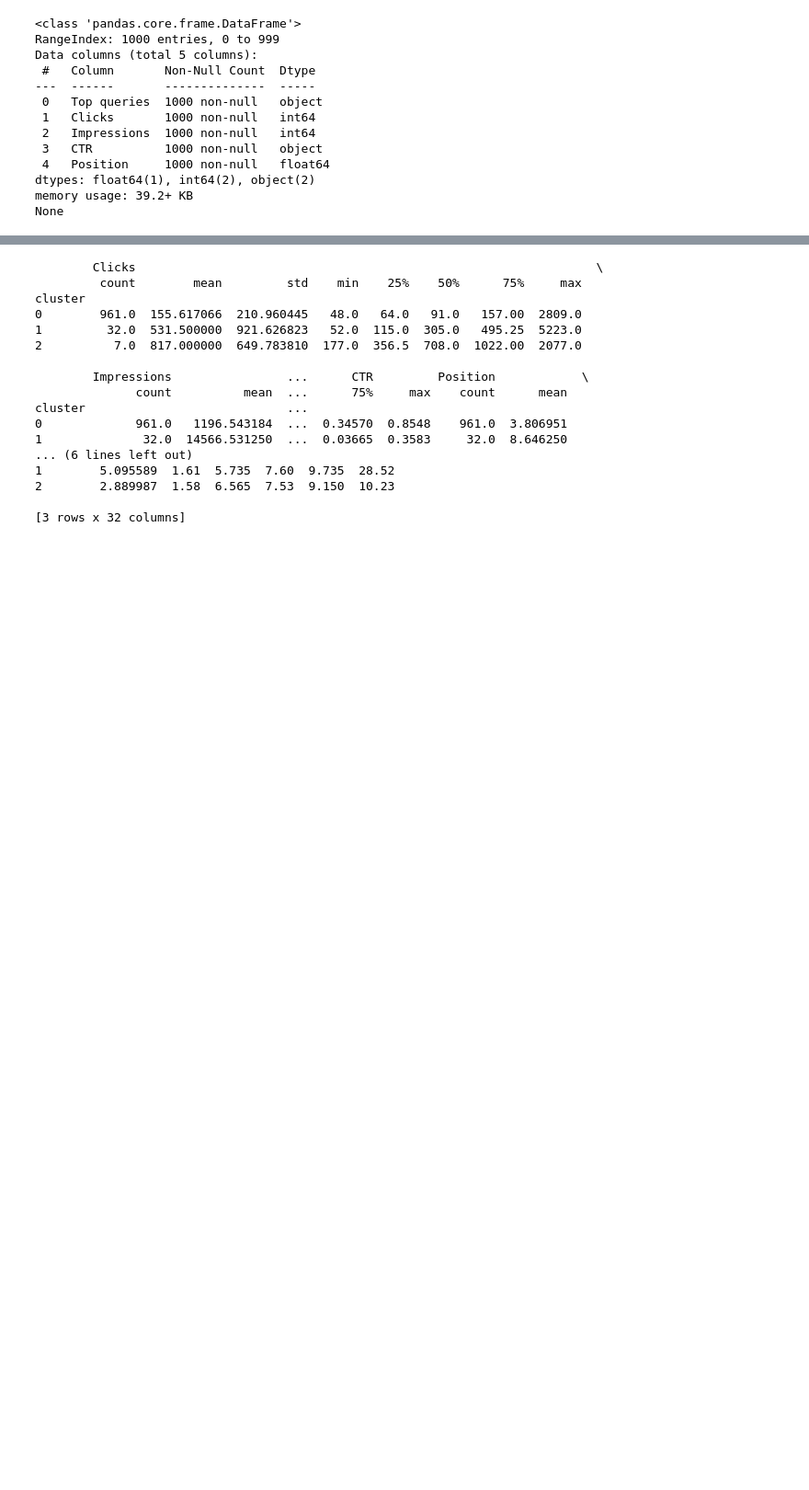
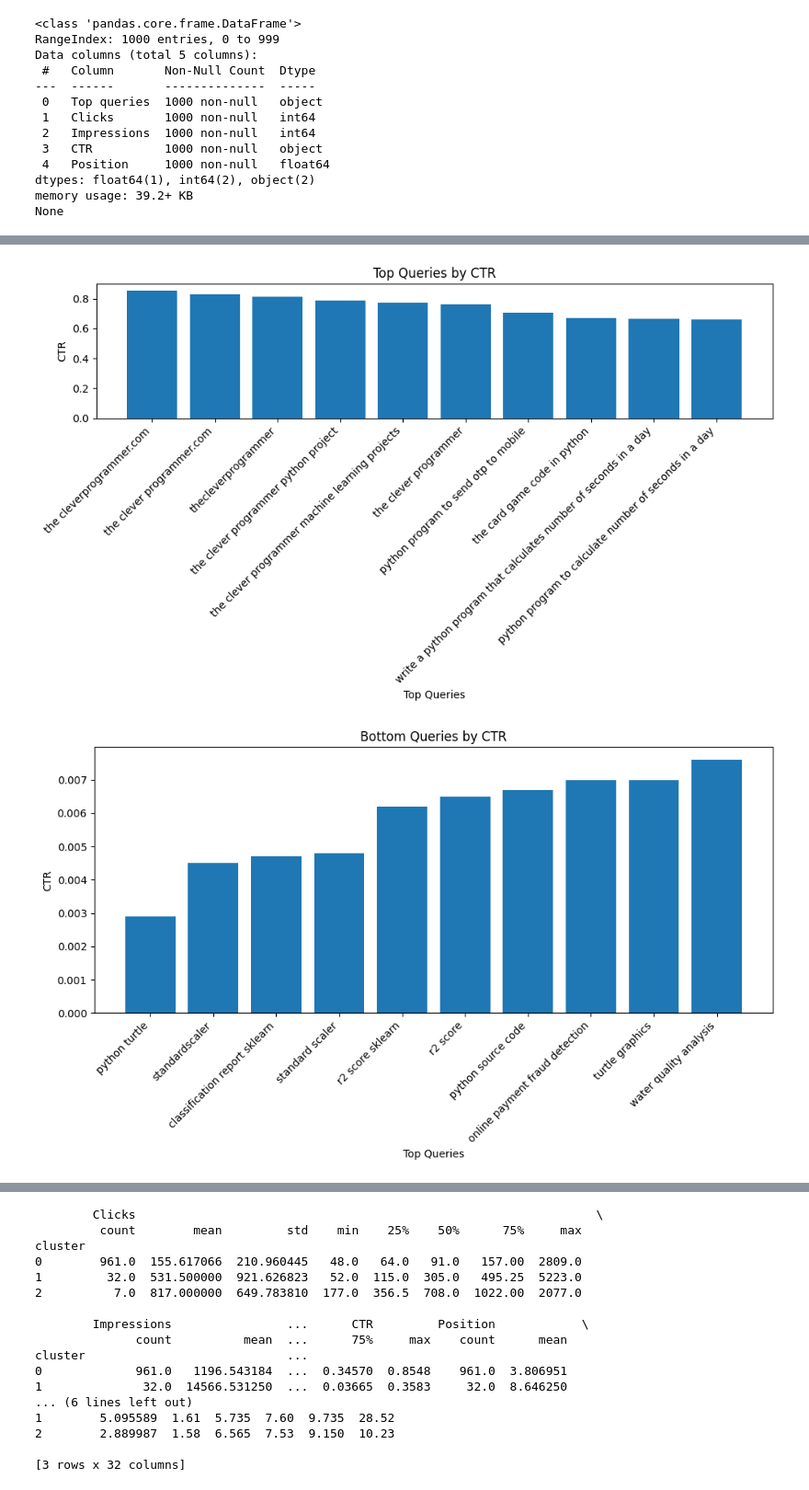
Before and after one commit to Srushti-17/search_query_anomaly, a Jupyter notebook: search_query_anomaly.ipynb, the cells around one changed output, grey strips where cells are left out. Shown at 92% size. Saved outputs shown, nothing was run; the diff lists cells and outputs as text; code cells hidden in the pictures; blank space fills up the shorter version.

```diff
--- a/search_query_anomaly.ipynb
+++ b/search_query_anomaly.ipynb
@@ -78,9 +105,23 @@ fig_impressions.show()
 top_ctr_vis = queries_df.nlargest(10, 'CTR')[['Top queries', 'CTR']]
 bottom_ctr_vis = queries_df.nsmallest(10, 'CTR')[['Top queries', 'CTR']]
 
-# Plotting
-fig_top_ctr = px.bar(top_ctr_vis, x='Top queries', y='CTR', title='Top Queries by CTR')
-fig_bottom_ctr = px.bar(bottom_ctr_vis, x='Top queries', y='CTR', title='Bottom Queries by CTR')
-fig_top_ctr.show()
-fig_bottom_ctr.show()
+# Plot for Top CTR
+plt.figure(figsize=(10, 6)) # Optional: Adjust figure size
+plt.bar(top_ctr_vis['Top queries'], top_ctr_vis['CTR']) # Pass x and y data separately
+plt.title('Top Queries by CTR')
+plt.xlabel('Top Queries')
+plt.ylabel('CTR')
+plt.xticks(rotation=45, ha='right') # Rotate labels
+plt.tight_layout() # Adjust layout
+plt.show()
+
+# Plot for Bottom CTR
+plt.figure(figsize=(10, 6)) # Optional: Adjust figure size
+plt.bar(bottom_ctr_vis['Top queries'], bottom_ctr_vis['CTR']) # Pass x and y data separately
+plt.title('Bottom Queries by CTR')
+plt.xlabel('Top Queries')
+plt.ylabel('CTR')
+plt.xticks(rotation=45, ha='right') # Rotate labels
+plt.tight_layout() # Adjust layout
+plt.show()
 # %% [output]
@@ -88,0 +128,2 @@ fig_bottom_ctr.show()
+[figure, added]
+[figure, added]
```
Also changed, not shown: parts of 10 cells of this notebook.
